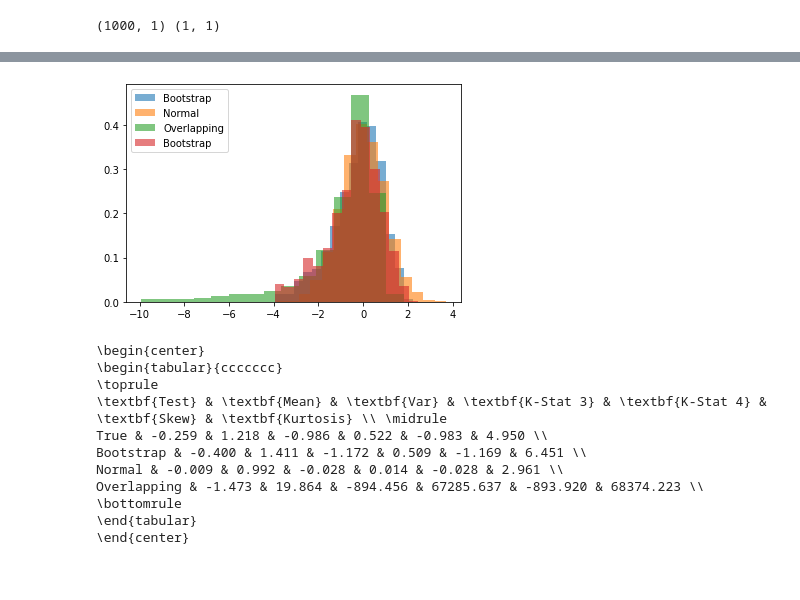
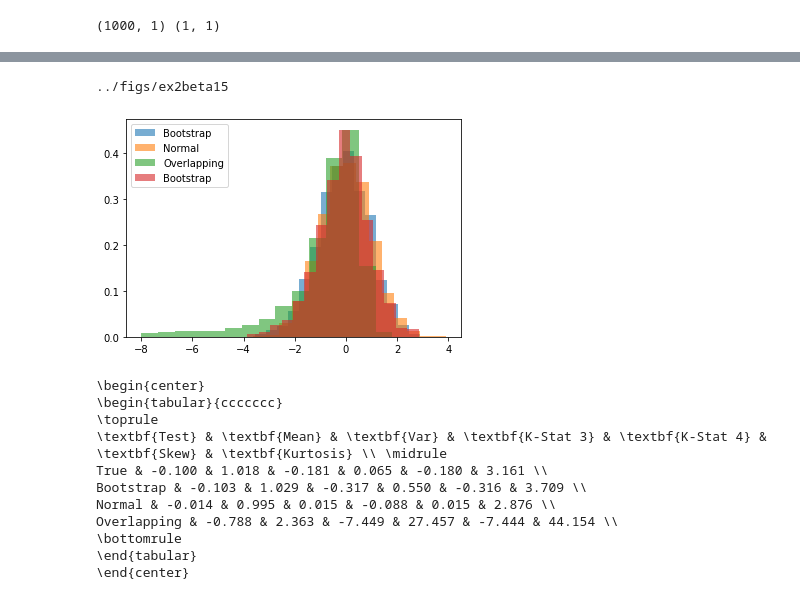
Before and after one commit to ericschulman/testing, a Jupyter notebook: shi_ex2/kstats_table.ipynb, the cells around one changed output, grey strips where cells are left out. Drawn from its saved outputs; the diff is of its cells as text; code cells hidden in the pictures.

```diff
--- a/shi_ex2/kstats_table.ipynb
+++ b/shi_ex2/kstats_table.ipynb
@@ -81,17 +121,18 @@ Overlapping & -1.370 & 19.697 & -1372.095 & 171050.584 & -1371.272 & 171974.196
 # %%
-gen_data_ex = lambda : gen_data(nobs=1000,beta=.5)
+gen_data_ex = lambda : gen_data(nobs=1000,beta=1.5)
 
-vuong_plots.plot_kstats_table(gen_data_ex,setup_shi)
+vuong_plots.plot_kstats_table(gen_data_ex,setup_shi,figtitle='../figs/ex2beta15')
 # %% [output]
+../figs/ex2beta15
-[figure, old version]
+[figure, new version]
-\begin{center}
-\begin{tabular}{ccccccc}
-\toprule
-\textbf{Test} & \textbf{Mean} & \textbf{Var} & \textbf{K-Stat 3} & \textbf{K-Stat 4} & \textbf{Skew} & \textbf{Kurtosis} \\ \midrule
-True & -0.259 & 1.218 & -0.986 & 0.522 & -0.983 & 4.950 \\
-Bootstrap & -0.400 & 1.411 & -1.172 & 0.509 & -1.169 & 6.451 \\
-Normal & -0.009 & 0.992 & -0.028 & 0.014 & -0.028 & 2.961 \\
-Overlapping & -1.473 & 19.864 & -894.456 & 67285.637 & -893.920 & 68374.223 \\
-\bottomrule
-\end{tabular}
-\end{center}
+\begin{center}
+\begin{tabular}{ccccccc}
+\toprule
+\textbf{Test} & \textbf{Mean} & \textbf{Var} & \textbf{K-Stat 3} & \textbf{K-Stat 4} & \textbf{Skew} & \textbf{Kurtosis} \\ \midrule
+True & -0.100 & 1.018 & -0.181 & 0.065 & -0.180 & 3.161 \\
+Bootstrap & -0.103 & 1.029 & -0.317 & 0.550 & -0.316 & 3.709 \\
+Normal & -0.014 & 0.995 & 0.015 & -0.088 & 0.015 & 2.876 \\
+Overlapping & -0.788 & 2.363 & -7.449 & 27.457 & -7.444 & 44.154 \\
+\bottomrule
+\end{tabular}
+\end{center}
```
Also changed, not shown: parts of 5 cells of this notebook, 12 other files.
